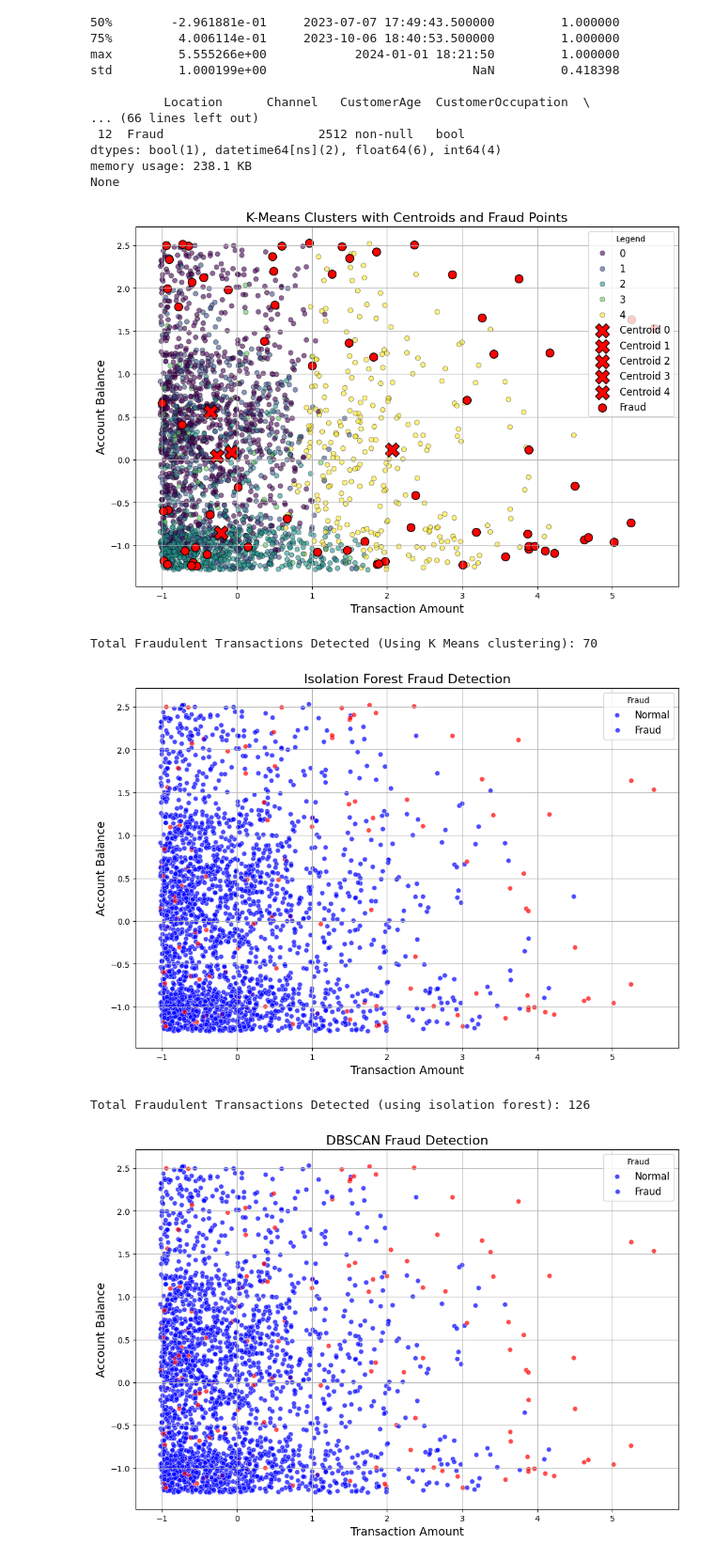
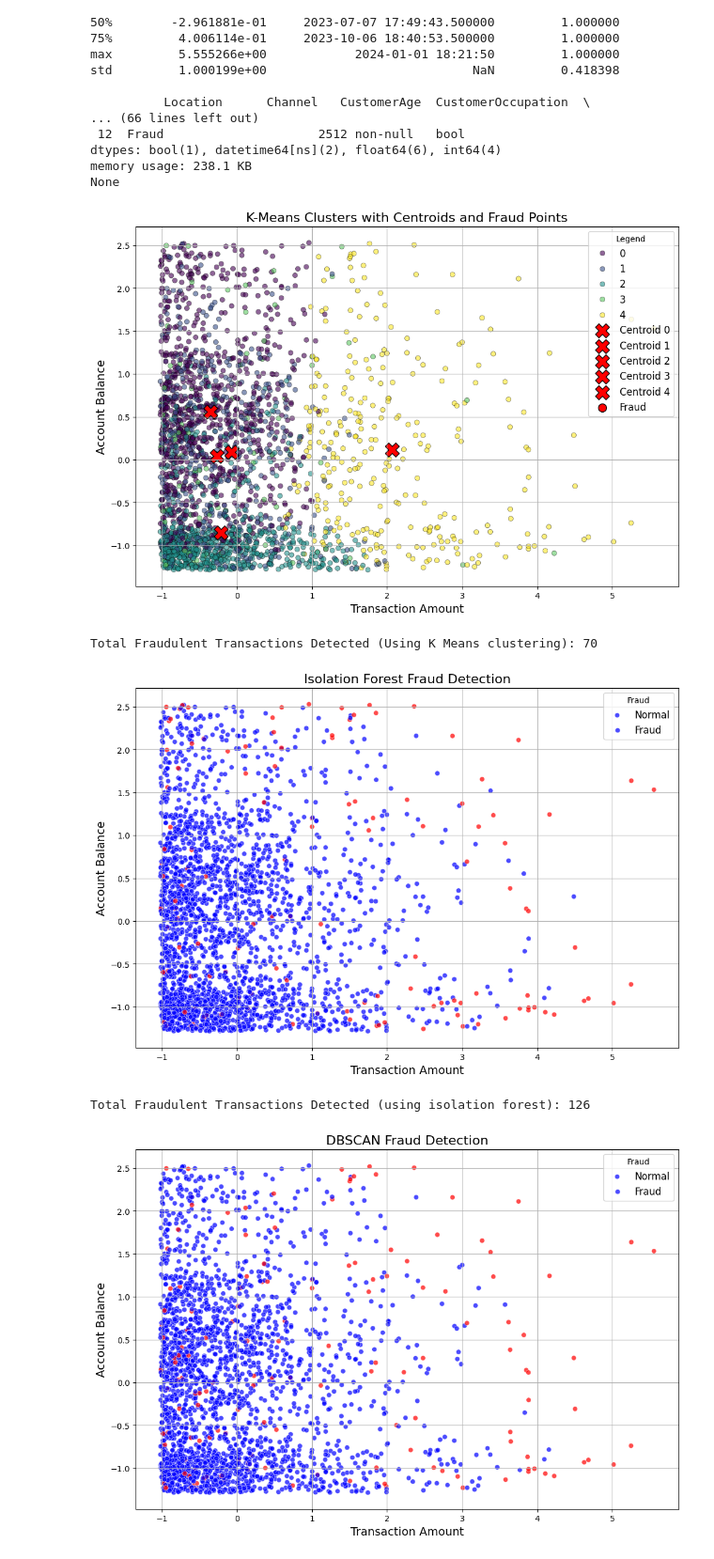
Before and after one commit to Charlenelzq/INF2008_Project, a Jupyter notebook: main.ipynb, the cells around one changed output. Shown at 94% size. Cells and saved outputs as stored; diff of their text form; code cells hidden in the pictures.

```diff
--- a/main.ipynb
+++ b/main.ipynb
@@ -233,7 +220,7 @@ data['TransactionDate'] = pd.to_datetime(data['TransactionDate'])
 data['PreviousTransactionDate'] = pd.to_datetime(data['PreviousTransactionDate'])
 
 # Drop columns that are not needed for the model
-#data = data.drop(columns=['TransactionID', 'AccountID', 'DeviceID', 'IP Address', 'MerchantID'])
+data = data.drop(columns=['TransactionID', 'AccountID', 'DeviceID', 'IP Address', 'MerchantID'])
 
 # Preprocessing: Handle datetime columns
 data['TimeSinceLastTransaction'] = (data['TransactionDate'] - data['PreviousTransactionDate']).dt.total_seconds()
@@ -298,7 +285,7 @@ data['KMeans_Distance'] = distances
 
 # Set fraud detection threshold: Mean + 2 * Standard Deviation (Adjust as needed)
 threshold = distances.mean() + 2 * distances.std()
-data['Fraud'] = distances > threshold  # Use only one fraud flag
+data['KMeans_Fraud'] = distances > threshold  # Use only one fraud flag
 
 # Scatterplot for two features with clusters
 plt.figure(figsize=(12, 8))
@@ -317,36 +304,37 @@ for i, centroid in enumerate(centroids_original):
         centroid[numeric_cols.index('TransactionAmount')],
         centroid[numeric_cols.index('AccountBalance')],
         color='red',
         marker='X',
         s=300,  # Increase size
         edgecolors='black',
         label=f'Centroid {i}'
     )
 
 # Highlight fraud points
 fraud_points = data[data['Fraud']]
 plt.scatter(
     fraud_points['TransactionAmount'],
     fraud_points['AccountBalance'],
     color='red',
     marker='o',
     s=100,  # Increase fraud point size
     edgecolors='black',
     label='Fraud'
 )
 
 plt.title('K-Means Clusters with Centroids and Fraud Points', fontsize=16)
 plt.xlabel('Transaction Amount', fontsize=14)
 plt.ylabel('Account Balance', fontsize=14)
 plt.legend(title='Legend', fontsize=12)
 plt.grid(True)
 plt.show()
 
 # Print fraud summary
-total_fraud_points = data['Fraud'].sum()
-print(f"Total Fraudulent Transactions Detected (Using K Means clustering): {total_fraud_points}")
+total_kmeans_fraud_points = data['KMeans_Fraud'].sum()
+data['Fraud'] |= data['KMeans_Fraud']
+print(f"Total Fraudulent Transactions Detected (Using K Means clustering): {total_kmeans_fraud_points}")
 # %% [output]
-[figure, old version]
+[figure, new version]
 Total Fraudulent Transactions Detected (Using K Means clustering): 70
 # %%
 # Apply Isolation Forest
@@ -375,7 +363,7 @@ total_iso_fraud_points = data['IsoForest_Fraud'].sum()
 data['Fraud'] |= data['IsoForest_Fraud']
 print(f"Total Fraudulent Transactions Detected (using isolation forest): {total_iso_fraud_points}")
 # %% [output]
-[figure, old version]
+[figure, new version]
 Total Fraudulent Transactions Detected (using isolation forest): 126
 # %%
 #DBSCAN Analysis
```
Also changed, not shown: parts of 3 cells of this notebook, 1 other file.
